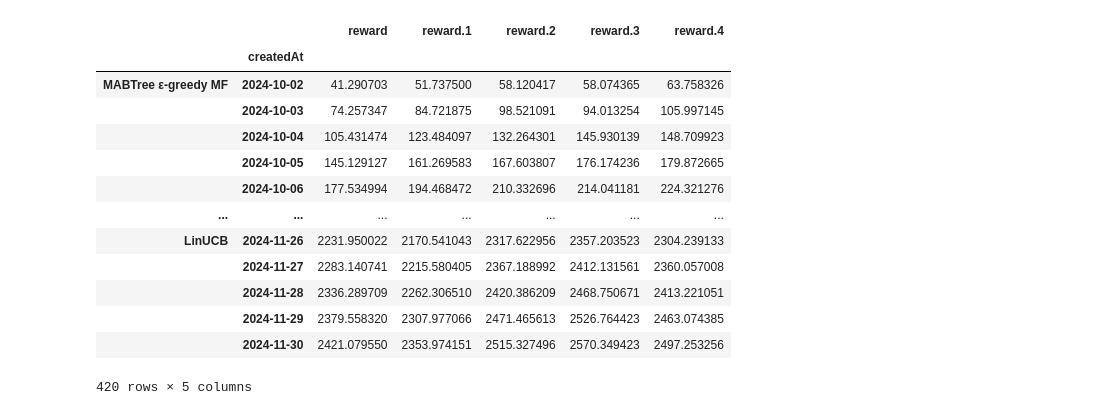
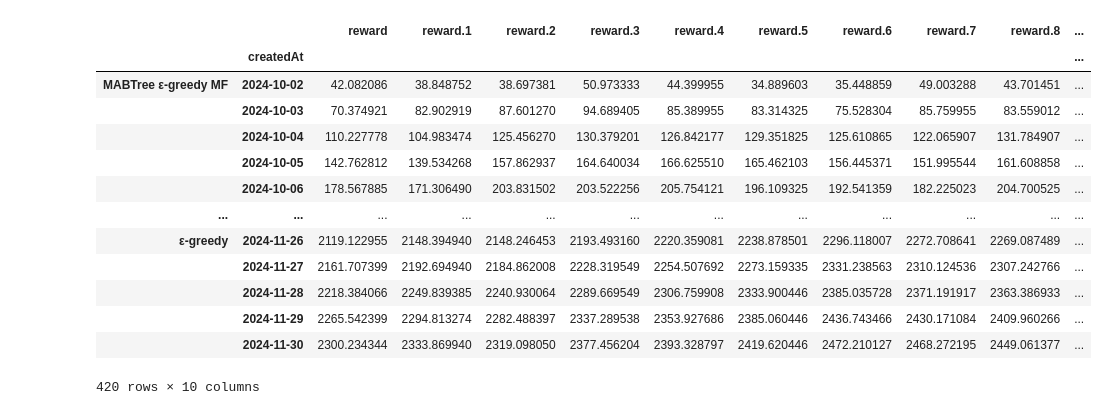
Before and after one commit to rik1599/recsys4good, a Jupyter notebook: evaluate.ipynb, the cells around one changed output. Cells and saved outputs as stored; diff of their text form; code cells hidden in the pictures.

```diff
--- a/evaluate.ipynb
+++ b/evaluate.ipynb
@@ -1,28 +1,28 @@
 # %%
 from matplotlib import pyplot as plt
 import pandas as pd
 
 df = pd.concat((
-    pd.read_csv('./out/replay_results.csv', index_col=[0, 1]),
-    pd.read_csv('./out/replay_results_baseline.csv', index_col=[0, 1]),
+    pd.read_csv('./out/mabtree_rewards.csv', index_col=[0, 1]),
+    pd.read_csv('./out/baseline_rewards.csv', index_col=[0, 1]),
 ))
 
 df
 # %% [output]
-|  |  | reward | reward.1 | reward.2 | reward.3 | reward.4 |
-|  | createdAt |  |  |  |  |  |
-| MABTree ε-greedy MF | 2024-10-02 | 41.290703 | 51.737500 | 58.120417 | 58.074365 | 63.758326 |
-|  | 2024-10-03 | 74.257347 | 84.721875 | 98.521091 | 94.013254 | 105.997145 |
-|  | 2024-10-04 | 105.431474 | 123.484097 | 132.264301 | 145.930139 | 148.709923 |
-|  | 2024-10-05 | 145.129127 | 161.269583 | 167.603807 | 176.174236 | 179.872665 |
-|  | 2024-10-06 | 177.534994 | 194.468472 | 210.332696 | 214.041181 | 224.321276 |
-| ... | ... | ... | ... | ... | ... | ... |
-| LinUCB | 2024-11-26 | 2231.950022 | 2170.541043 | 2317.622956 | 2357.203523 | 2304.239133 |
-|  | 2024-11-27 | 2283.140741 | 2215.580405 | 2367.188992 | 2412.131561 | 2360.057008 |
-|  | 2024-11-28 | 2336.289709 | 2262.306510 | 2420.386209 | 2468.750671 | 2413.221051 |
-|  | 2024-11-29 | 2379.558320 | 2307.977066 | 2471.465613 | 2526.764423 | 2463.074385 |
-|  | 2024-11-30 | 2421.079550 | 2353.974151 | 2515.327496 | 2570.349423 | 2497.253256 |
+|  |  | reward | reward.1 | reward.2 | reward.3 | reward.4 | reward.5 | reward.6 | reward.7 | reward.8 | ... |
+|  | createdAt |  |  |  |  |  |  |  |  |  | ... |
+| MABTree ε-greedy MF | 2024-10-02 | 42.082086 | 38.848752 | 38.697381 | 50.973333 | 44.399955 | 34.889603 | 35.448859 | 49.003288 | 43.701451 | ... |
+|  | 2024-10-03 | 70.374921 | 82.902919 | 87.601270 | 94.689405 | 85.389955 | 83.314325 | 75.528304 | 85.759955 | 83.559012 | ... |
+|  | 2024-10-04 | 110.227778 | 104.983474 | 125.456270 | 130.379201 | 126.842177 | 129.351825 | 125.610865 | 122.065907 | 131.784907 | ... |
+|  | 2024-10-05 | 142.762812 | 139.534268 | 157.862937 | 164.640034 | 166.625510 | 165.462103 | 156.445371 | 151.995544 | 161.608858 | ... |
+|  | 2024-10-06 | 178.567885 | 171.306490 | 203.831502 | 203.522256 | 205.754121 | 196.109325 | 192.541359 | 182.225023 | 204.700525 | ... |
+| ... | ... | ... | ... | ... | ... | ... | ... | ... | ... | ... | ... |
+| ε-greedy | 2024-11-26 | 2119.122955 | 2148.394940 | 2148.246453 | 2193.493160 | 2220.359081 | 2238.878501 | 2296.118007 | 2272.708641 | 2269.087489 | ... |
+|  | 2024-11-27 | 2161.707399 | 2192.694940 | 2184.862008 | 2228.319549 | 2254.507692 | 2273.159335 | 2331.238563 | 2310.124536 | 2307.242766 | ... |
+|  | 2024-11-28 | 2218.384066 | 2249.839385 | 2240.930064 | 2289.669549 | 2306.759908 | 2333.900446 | 2385.035728 | 2371.191917 | 2363.386933 | ... |
+|  | 2024-11-29 | 2265.542399 | 2294.813274 | 2282.488397 | 2337.289538 | 2353.927686 | 2385.060446 | 2436.743466 | 2430.171084 | 2409.960266 | ... |
+|  | 2024-11-30 | 2300.234344 | 2333.869940 | 2319.098050 | 2377.456204 | 2393.328797 | 2419.620446 | 2472.210127 | 2468.272195 | 2449.061377 | ... |
-420 rows × 5 columns
+420 rows × 10 columns
 # %%
 plt.figure(figsize=(12, 7))
 plt.axes().xaxis.set_major_locator(plt.MaxNLocator(10))
```
Also changed, not shown: parts of 3 cells of this notebook, 8 other files.
